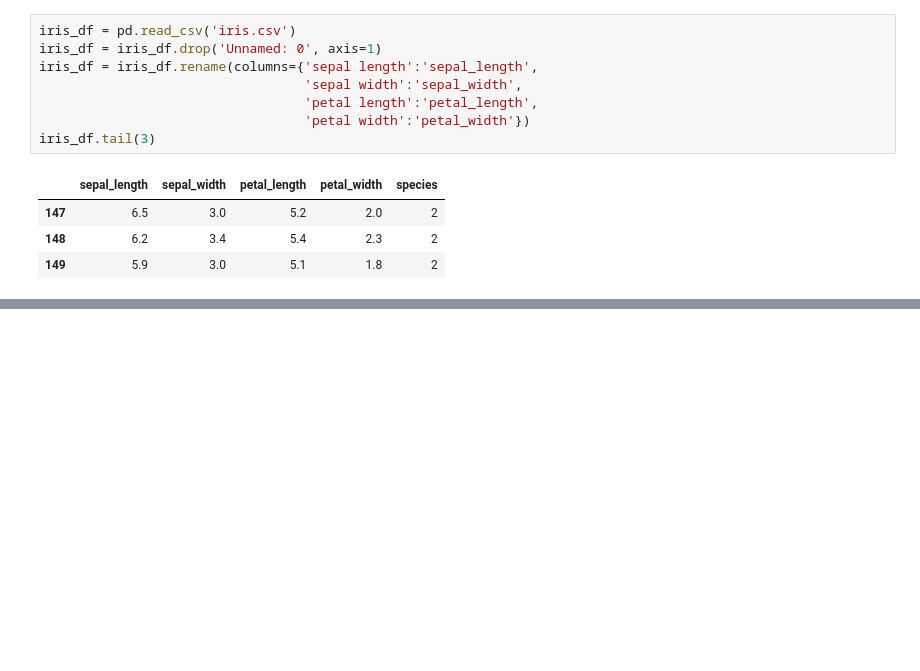
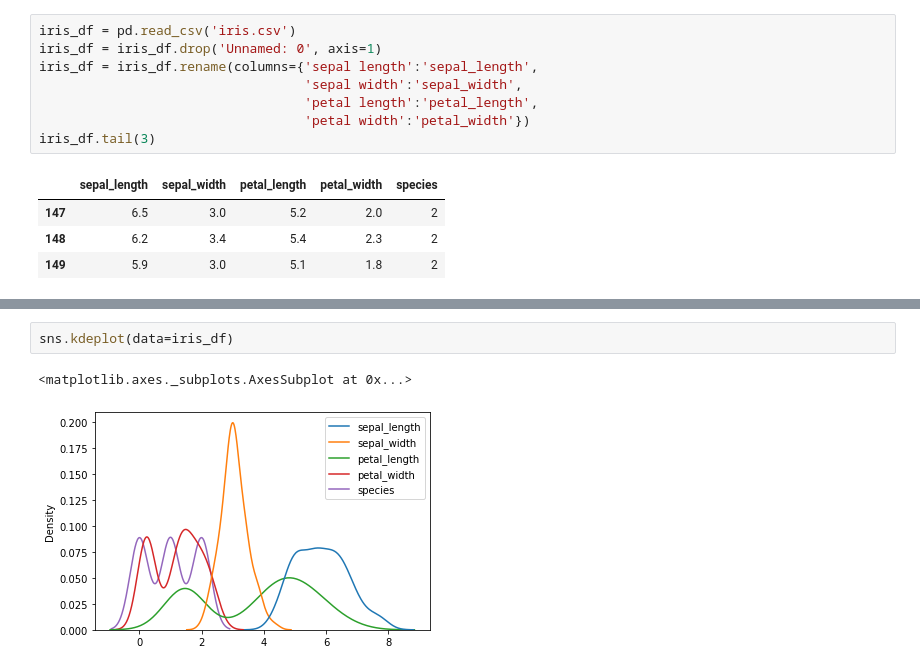
Before and after one commit to anatolii-kandiuk/research_students_df, a Jupyter notebook: research_df.ipynb, the cells around one changed output, grey strips where cells are left out. Drawn from its saved outputs; the diff is of its cells as text; blank space fills up the shorter version.

```diff
--- a/research_df.ipynb
+++ b/research_df.ipynb
@@ -377,0 +350,5 @@ array([[<matplotlib.axes._subplots.AxesSubplot object at 0x...>,
+# %%
+sns.kdeplot(data=iris_df)
+# %% [output]
+<matplotlib.axes._subplots.AxesSubplot at 0x...>
+[figure, added]
```
Also changed, not shown: parts of 7 cells of this notebook.
